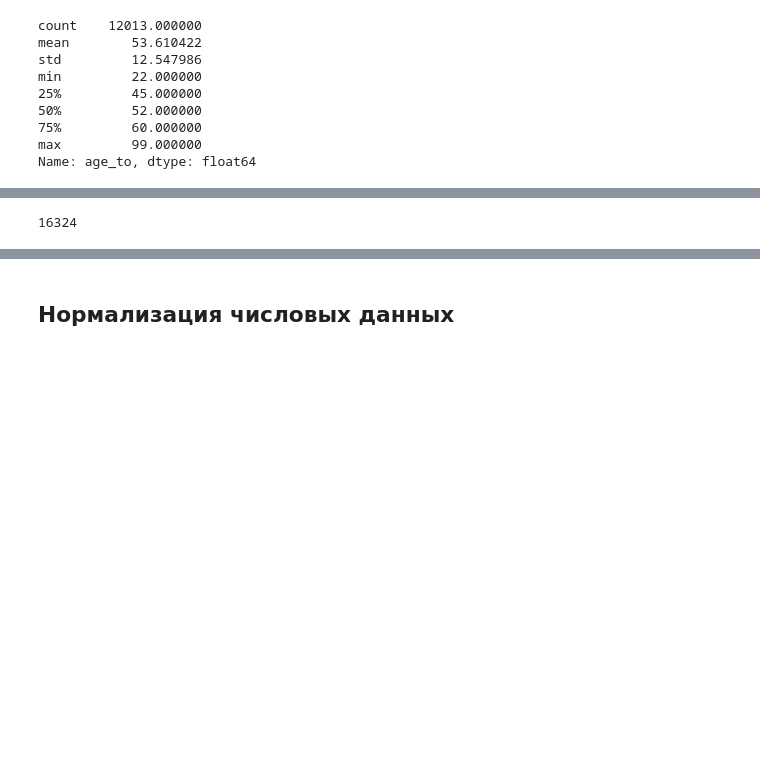
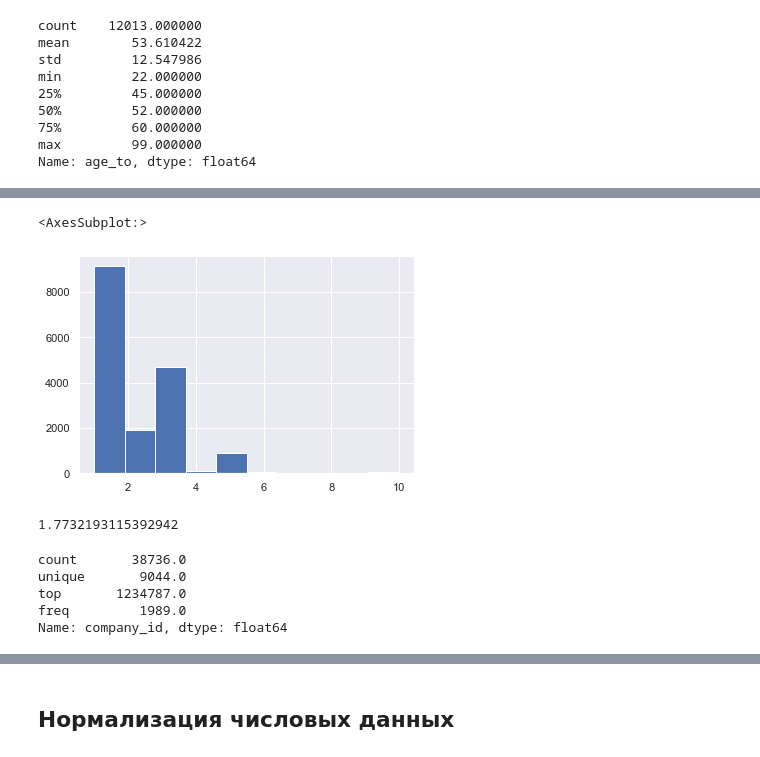
Before and after one commit to Metafiz/recruitment, a Jupyter notebook: baseline.ipynb, the cells around one changed output, grey strips where cells are left out. Drawn from its saved outputs; the diff is of its cells as text; code cells hidden in the pictures; blank space fills up the shorter version.

```diff
--- a/baseline.ipynb
+++ b/baseline.ipynb
@@ -417,4 +397,5 @@ data['offer_experience_year_count'].hist()
 # %%
-len(data[ data['offer_experience_year_count'] < 0 ])
+(data[ data['offer_experience_year_count'] > 0 ]['offer_experience_year_count']).hist()
 # %% [output]
-16324
+<AxesSubplot:>
+[figure, added]
@@ -420,0 +404,15 @@ len(data[ data['offer_experience_year_count'] < 0 ])
+# %%
+# заменяем требуемый опыт на среднее значение
+print(data['offer_experience_year_count'].mean(axis=0))
+data['offer_experience_year_count'].fillna(data['offer_experience_year_count'].mean(axis=0), axis=0, inplace=True)
+# %% [output]
+1.7732193115392942
+# %%
+# для каиегориальной переменной company_id заменяем пропуски на самое популярное значение
+data['company_id'].describe()
+# %% [output]
+count       38736.0
+unique       9044.0
+top       1234787.0
+freq         1989.0
+Name: company_id, dtype: float64
```
Also changed, not shown: parts of 25 cells of this notebook.
